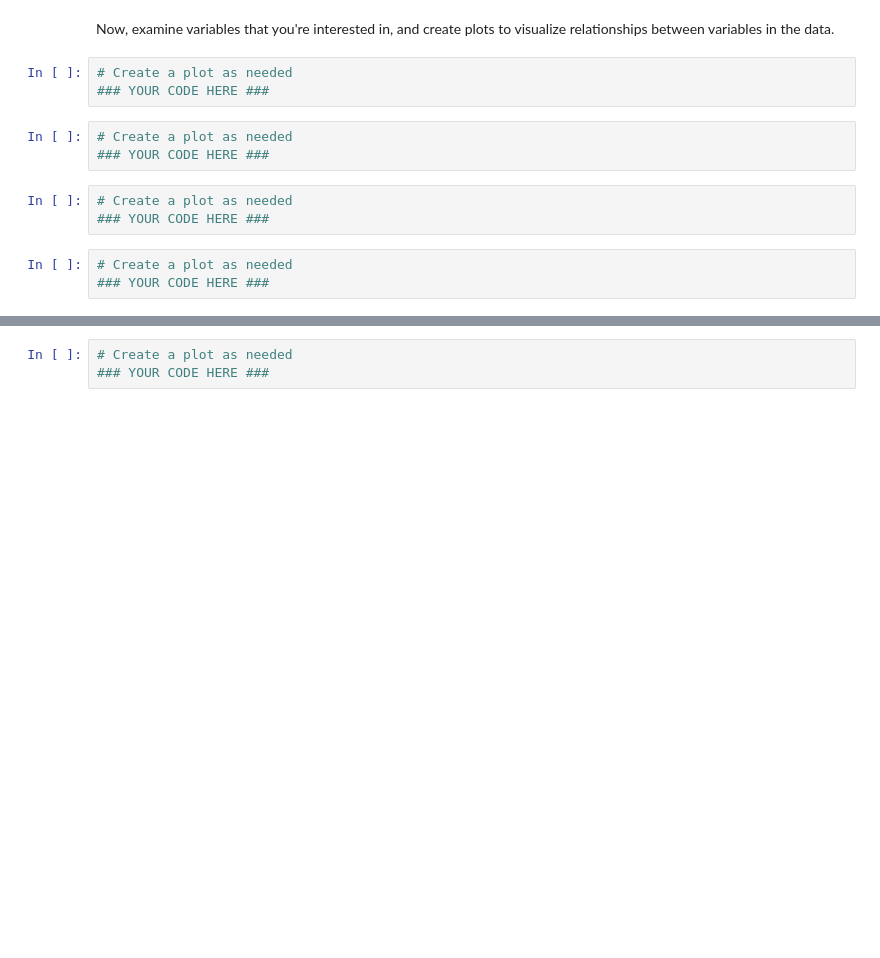
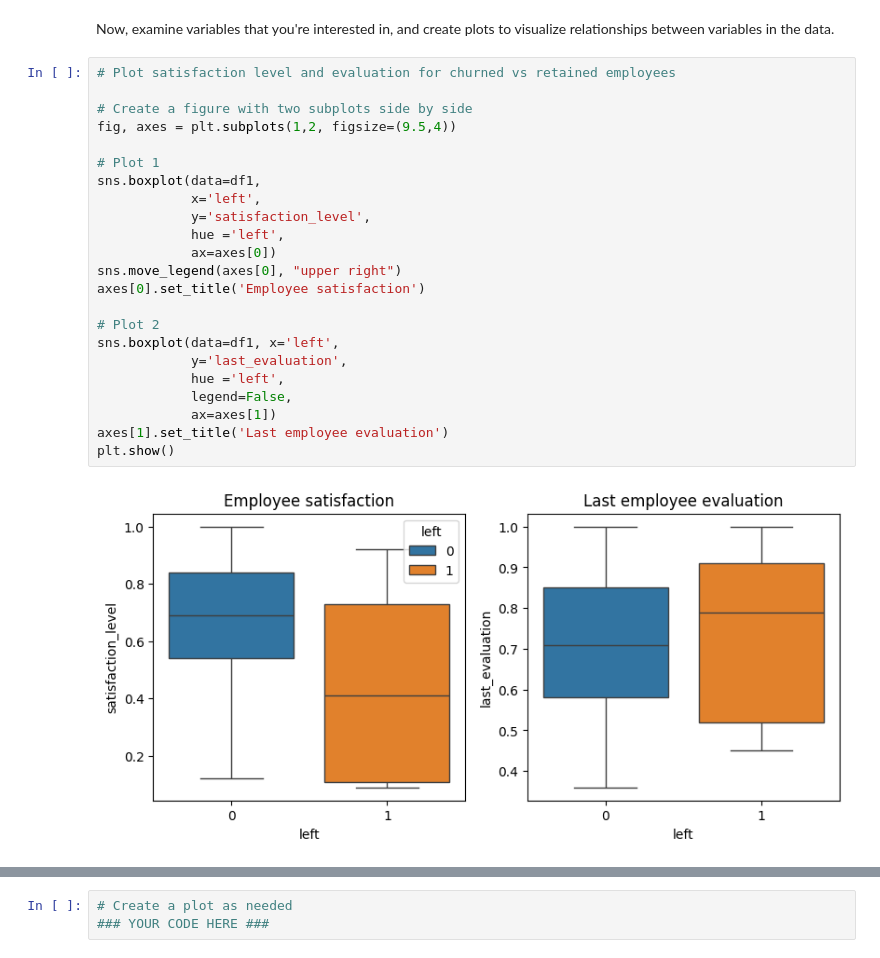
Before and after one commit to dianario/google_capstone_salifort_motors_analytics, a Jupyter notebook: course_7_salifort_motors_project_lab.ipynb, the cells around one changed output, grey strips where cells are left out. Cells and saved outputs as stored; diff of their text form; blank space fills up the shorter version.

```diff
--- a/course_7_salifort_motors_project_lab.ipynb
+++ b/course_7_salifort_motors_project_lab.ipynb
@@ -300,15 +310,28 @@ Begin by understanding how many employees left and what percentage of all employ
 ### Data visualizations
 # %% [markdown]
 Now, examine variables that you're interested in, and create plots to visualize relationships between variables in the data.
-# %%
-# Create a plot as needed
-### YOUR CODE HERE ###
-# %%
-# Create a plot as needed
-### YOUR CODE HERE ###
-# %%
-# Create a plot as needed
-### YOUR CODE HERE ###
-# %%
-# Create a plot as needed
-### YOUR CODE HERE ###
+# %%
+# Plot satisfaction level and evaluation for churned vs retained employees
+
+# Create a figure with two subplots side by side
+fig, axes = plt.subplots(1,2, figsize=(9.5,4))
+
+# Plot 1
+sns.boxplot(data=df1,
+            x='left',
+            y='satisfaction_level',
+            hue ='left',
+            ax=axes[0])
+sns.move_legend(axes[0], "upper right")
+axes[0].set_title('Employee satisfaction')
+
+# Plot 2
+sns.boxplot(data=df1, x='left',
+            y='last_evaluation',
+            hue ='left',
+            legend=False,
+            ax=axes[1])
+axes[1].set_title('Last employee evaluation')
+plt.show()
+# %% [output]
+[figure, added]
```
Also changed, not shown: parts of 13 cells of this notebook.
